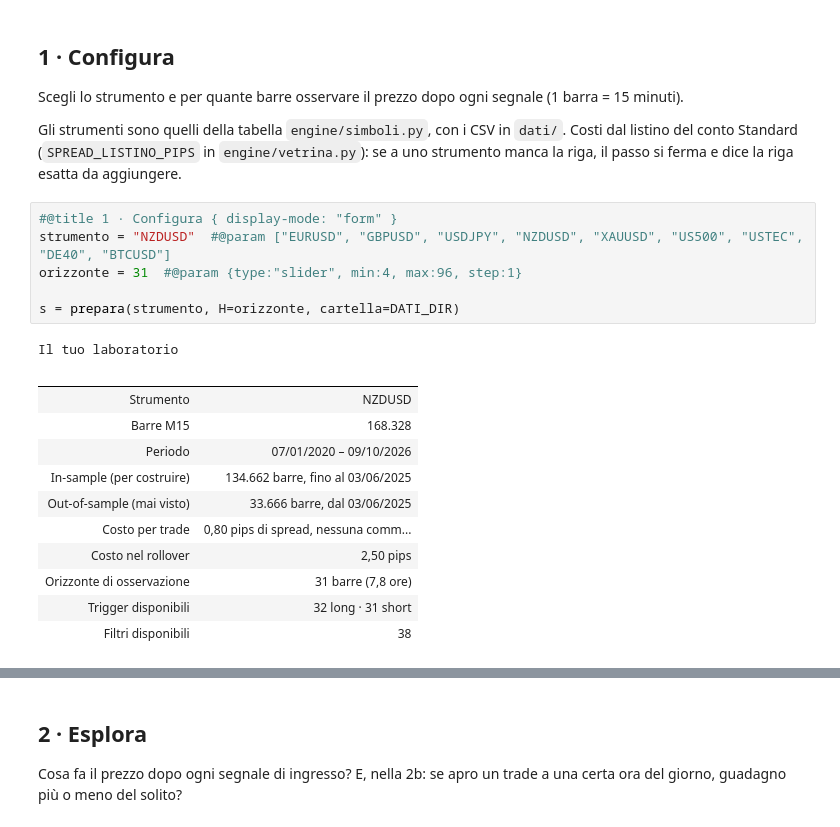
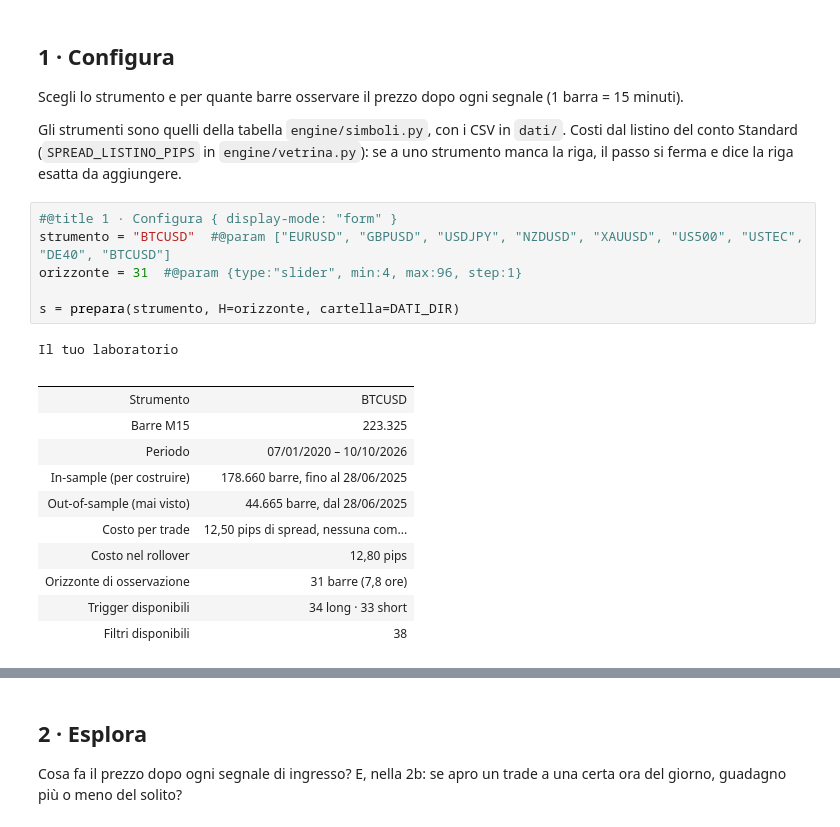
Before and after one commit to matti410/Trading-System-Creator_V4, a Jupyter notebook: Trading_System_Lab.ipynb, the cells around one changed output, grey strips where cells are left out. Saved outputs shown, nothing was run; the diff lists cells and outputs as text.

```diff
--- a/Trading_System_Lab.ipynb
+++ b/Trading_System_Lab.ipynb
@@ -82,22 +82,22 @@ Scegli lo strumento e per quante barre osservare il prezzo dopo ogni segnale (1
 Gli strumenti sono quelli della tabella `engine/simboli.py`, con i CSV in `dati/`. Costi dal listino del conto Standard (`SPREAD_LISTINO_PIPS` in `engine/vetrina.py`): se a uno strumento manca la riga, il passo si ferma e dice la riga esatta da aggiungere.
 # %%
 #@title 1 · Configura { display-mode: "form" }
-strumento = "NZDUSD"  #@param ["EURUSD", "GBPUSD", "USDJPY", "NZDUSD", "XAUUSD", "US500", "USTEC", "DE40", "BTCUSD"]
+strumento = "BTCUSD"  #@param ["EURUSD", "GBPUSD", "USDJPY", "NZDUSD", "XAUUSD", "US500", "USTEC", "DE40", "BTCUSD"]
 orizzonte = 31  #@param {type:"slider", min:4, max:96, step:1}
 
 s = prepara(strumento, H=orizzonte, cartella=DATI_DIR)
 # %% [output]
 Il tuo laboratorio
 |  |  |
-| Strumento | NZDUSD |
-| Barre M15 | 168.328 |
-| Periodo | 07/01/2020 – 09/10/2026 |
-| In-sample (per costruire) | 134.662 barre, fino al 03/06/2025 |
-| Out-of-sample (mai visto) | 33.666 barre, dal 03/06/2025 |
-| Costo per trade | 0,80 pips di spread, nessuna comm... |
-| Costo nel rollover | 2,50 pips |
+| Strumento | BTCUSD |
+| Barre M15 | 223.325 |
+| Periodo | 07/01/2020 – 10/10/2026 |
+| In-sample (per costruire) | 178.660 barre, fino al 28/06/2025 |
+| Out-of-sample (mai visto) | 44.665 barre, dal 28/06/2025 |
+| Costo per trade | 12,50 pips di spread, nessuna com... |
+| Costo nel rollover | 12,80 pips |
 | Orizzonte di osservazione | 31 barre (7,8 ore) |
-| Trigger disponibili | 32 long · 31 short |
+| Trigger disponibili | 34 long · 33 short |
 | Filtri disponibili | 38 |
 [interactive output not drawn]
 # %% [markdown]
```
Also changed, not shown: parts of 9 cells of this notebook.
